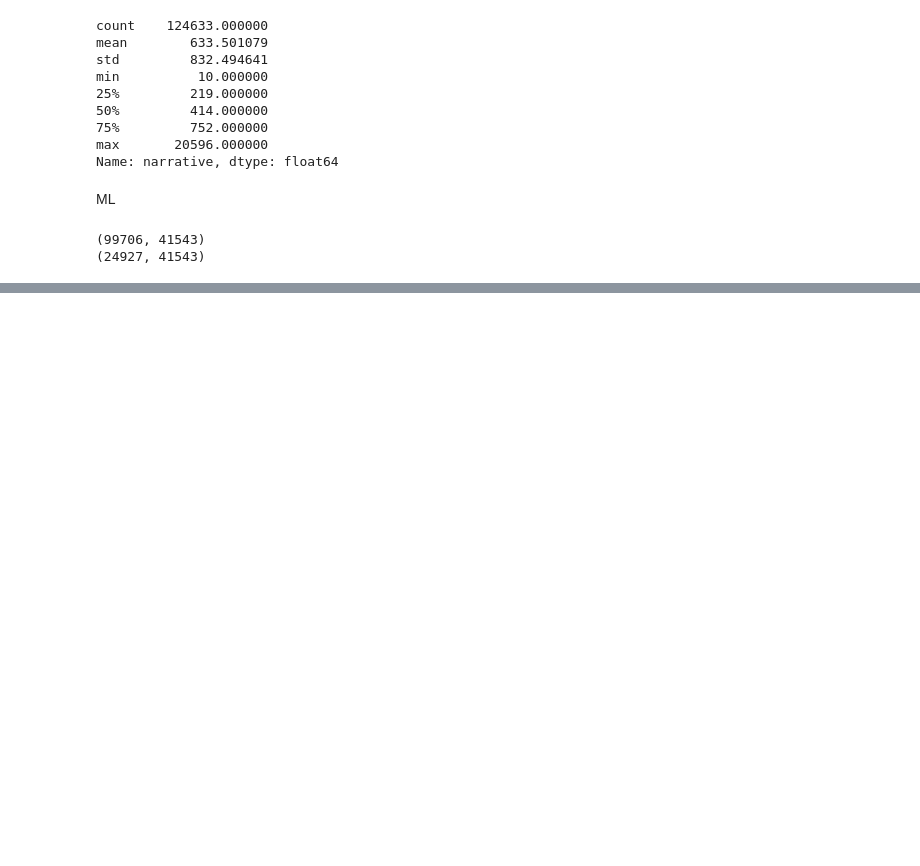
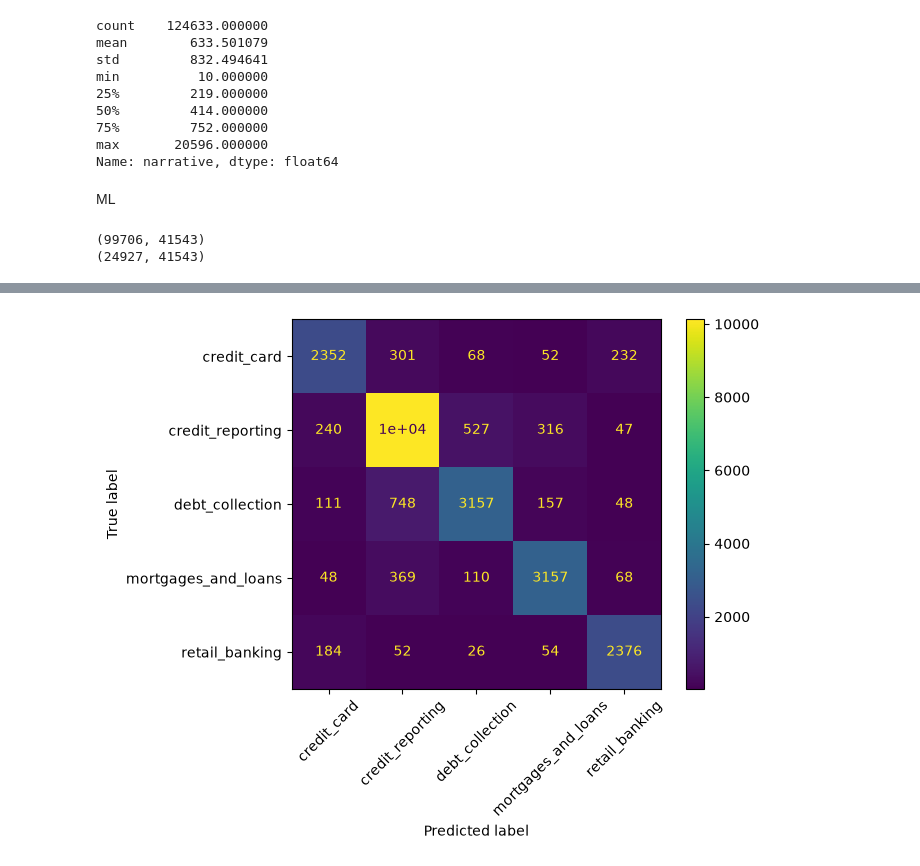
Before and after one commit to rahul-gitt/MY-PROJECTS, a Jupyter notebook: AI Complaint Intelligence System/main.ipynb, the cells around one changed output, grey strips where cells are left out. Drawn from its saved outputs; the diff is of its cells as text; code cells hidden in the pictures; blank space fills up the shorter version.

Commit message:
USe first model Logistic Regression

```diff
--- a/AI Complaint Intelligence System/main.ipynb
+++ b/AI Complaint Intelligence System/main.ipynb
@@ -213,0 +218,3 @@ print(X_test_tf.shape)
+# %%
+model_logistic = LogisticRegression(max_iter=1000)
+model_logistic.fit(X_train_tf,y_train)
@@ -213,0 +223,2 @@ print(X_test_tf.shape)
+# %%
+y_pred_logistic = model_logistic.predict(X_test_tf)
@@ -213,0 +244,15 @@ print(X_test_tf.shape)
+# %%
+from sklearn.metrics import confusion_matrix, ConfusionMatrixDisplay
+import matplotlib.pyplot as plt
+
+cm = confusion_matrix(y_test, y_pred_logistic)
+
+disp = ConfusionMatrixDisplay(
+    confusion_matrix=cm,
+    display_labels=model_logistic.classes_
+)
+
+disp.plot(xticks_rotation=45)
+plt.show()
+# %% [output]
+[figure, added]
```
Also changed, not shown: parts of 4 cells of this notebook.
